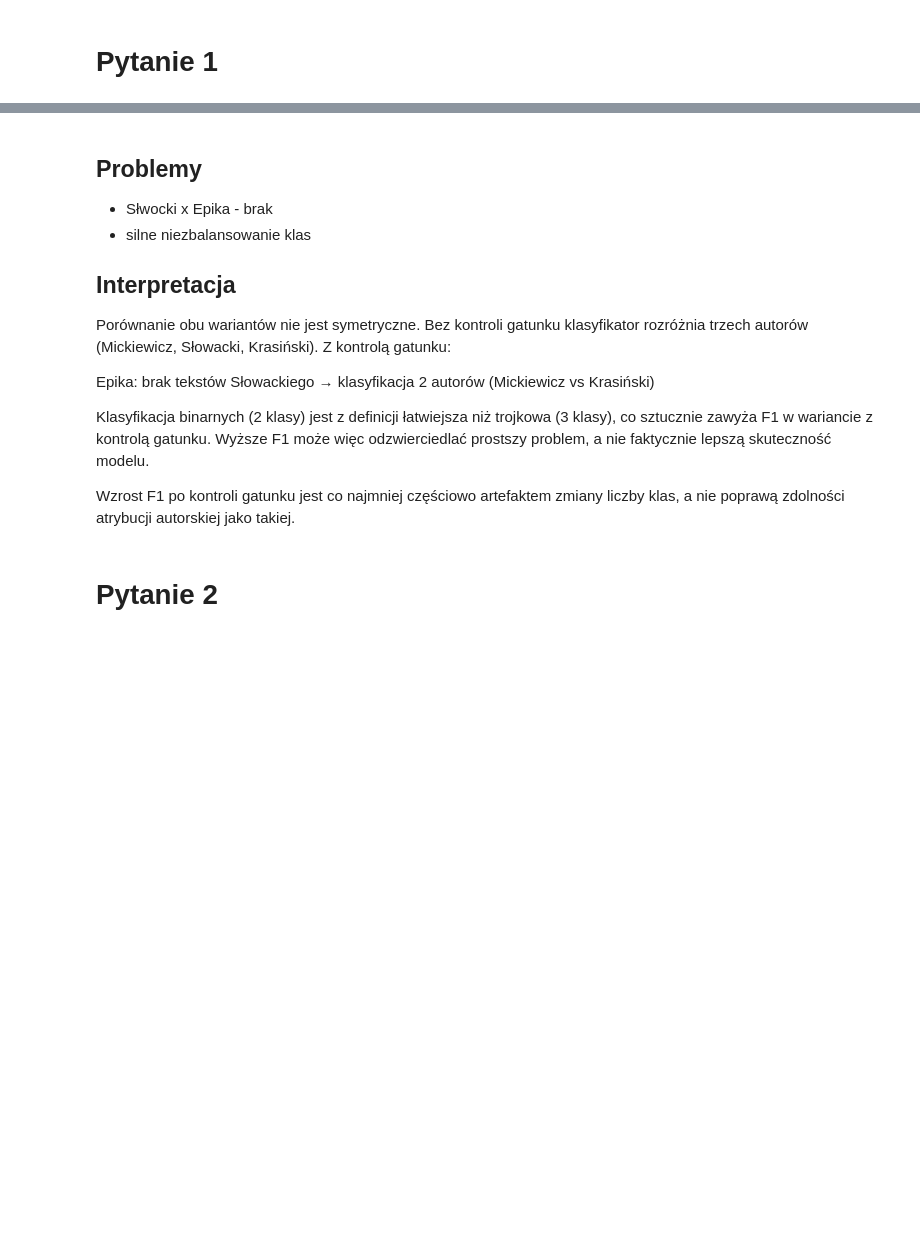
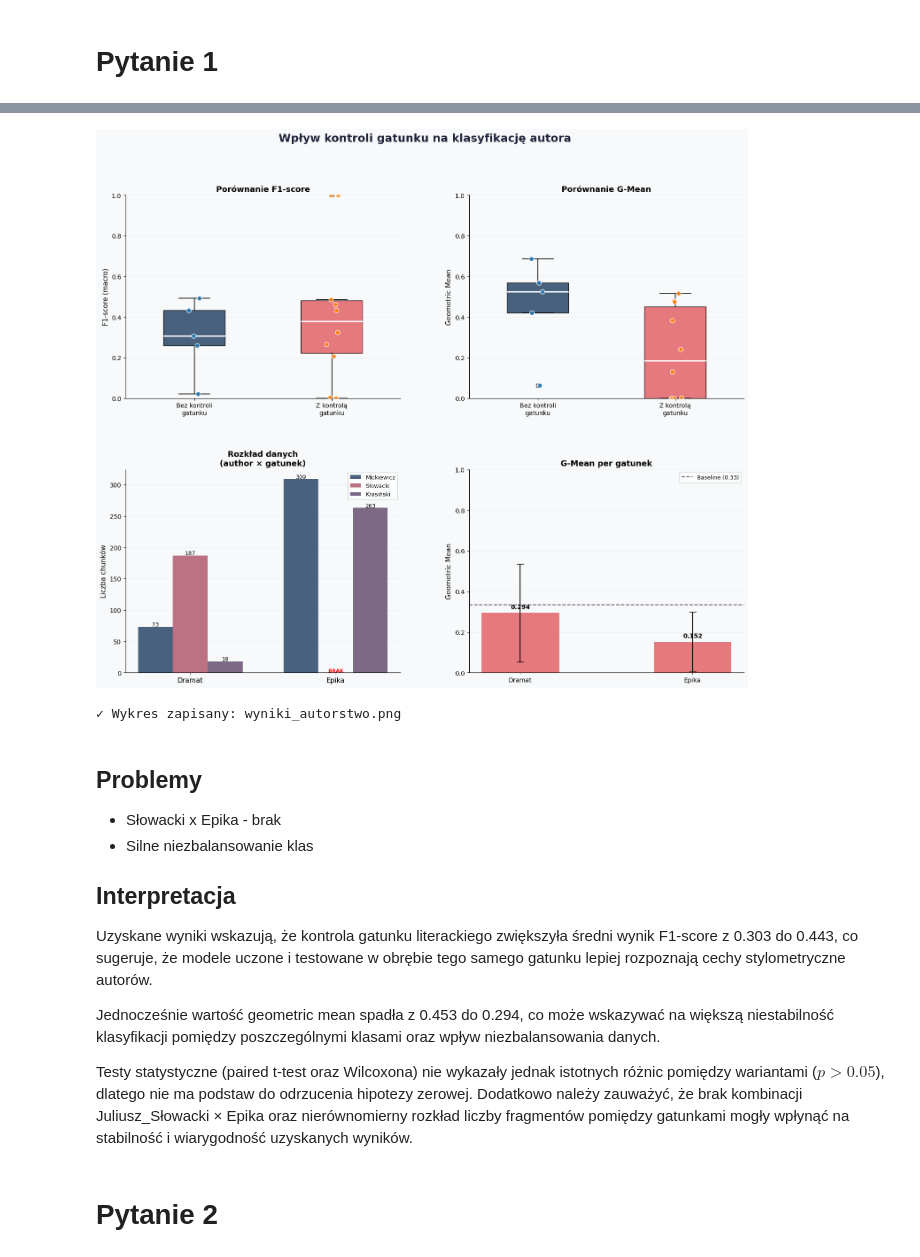
Before and after one commit to DzmitryPihulski/nlp-stylometry, a Jupyter notebook: pytania_badawcze.ipynb, the cells around one changed output, grey strips where cells are left out. Saved outputs shown, nothing was run; the diff lists cells and outputs as text; code cells hidden in the pictures; blank space fills up the shorter version.

Commit message:
new experiments;

```diff
--- a/pytania_badawcze.ipynb
+++ b/pytania_badawcze.ipynb
@@ -102,0 +58,2 @@ Wektoryzacja: word_unigram
+# %%
+exp_result = run_experiment(df_chunks, TfidfVectorizer(analyzer="word", ngram_range=(1, 1)), "word_unigram")
@@ -103,16 +104,19 @@ Wektoryzacja: word_unigram
+# %%
+plot_results(exp_result, df_chunks)
+# %% [output]
+[figure, added]
+✓ Wykres zapisany: wyniki_autorstwo.png
 # %% [markdown]
 ## Problemy
-* Słwocki x Epika - brak
-* silne niezbalansowanie klas
+* Słowacki x Epika - brak
+* Silne niezbalansowanie klas
 
 ## Interpretacja
-Porównanie obu wariantów nie jest symetryczne. Bez kontroli gatunku klasyfikator rozróżnia trzech autorów (Mickiewicz, Słowacki, Krasiński). Z kontrolą gatunku:
+Uzyskane wyniki wskazują, że kontrola gatunku literackiego zwiększyła średni wynik F1-score z 0.303 do 0.443, co sugeruje, że modele uczone i testowane w obrębie tego samego gatunku lepiej rozpoznają cechy stylometryczne autorów.
 
-Epika: brak tekstów Słowackiego → klasyfikacja 2 autorów (Mickiewicz vs Krasiński)
+Jednocześnie wartość geometric mean spadła z 0.453 do 0.294, co może wskazywać na większą niestabilność klasyfikacji pomiędzy poszczególnymi klasami oraz wpływ niezbalansowania danych.
 
-Klasyfikacja binarnych (2 klasy) jest z definicji łatwiejsza niż trojkowa (3 klasy), co sztucznie zawyża F1 w wariancie z kontrolą gatunku. Wyższe F1 może więc odzwierciedlać prostszy problem, a nie faktycznie lepszą skuteczność modelu.
-
-Wzrost F1 po kontroli gatunku jest co najmniej częściowo artefaktem zmiany liczby klas, a nie poprawą zdolności atrybucji autorskiej jako takiej.
+Testy statystyczne (paired t-test oraz Wilcoxona) nie wykazały jednak istotnych różnic pomiędzy wariantami ($p > 0.05$), dlatego nie ma podstaw do odrzucenia hipotezy zerowej. Dodatkowo należy zauważyć, że brak kombinacji Juliusz_Słowacki × Epika oraz nierównomierny rozkład liczby fragmentów pomiędzy gatunkami mogły wpłynąć na stabilność i wiarygodność uzyskanych wyników.
 # %% [markdown]
 # Pytanie 2
 # %%
```
Also changed, not shown: parts of 12 cells of this notebook, 11 other files.
